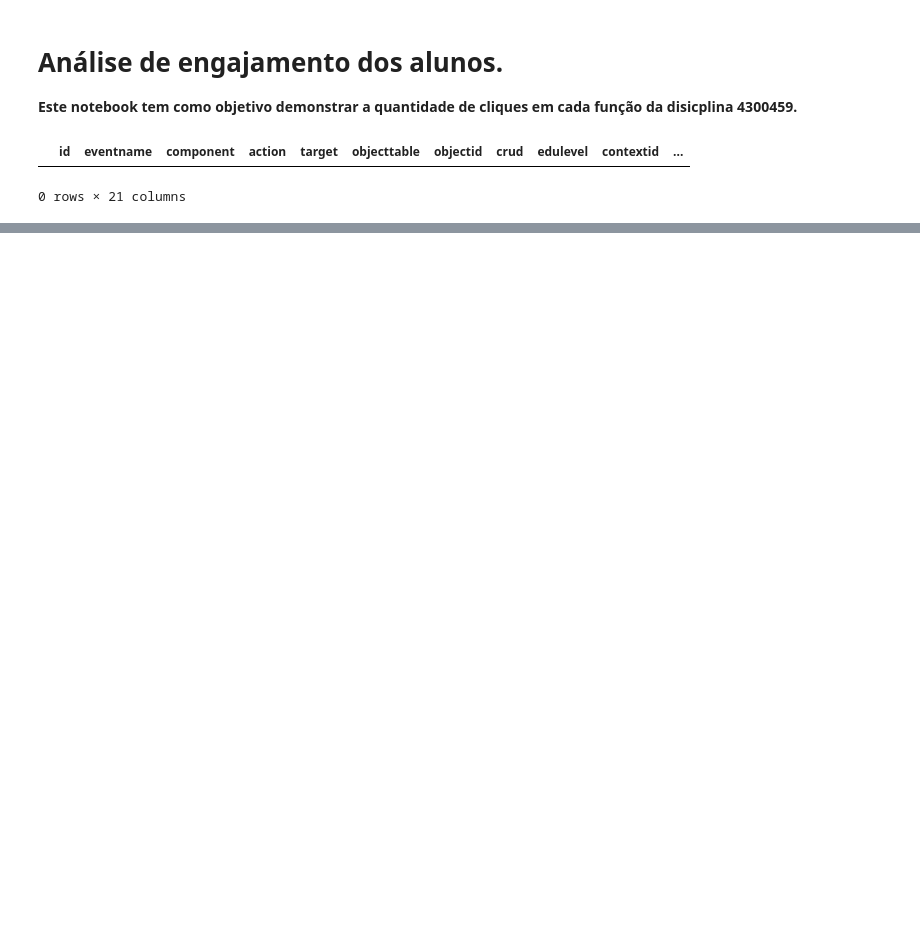
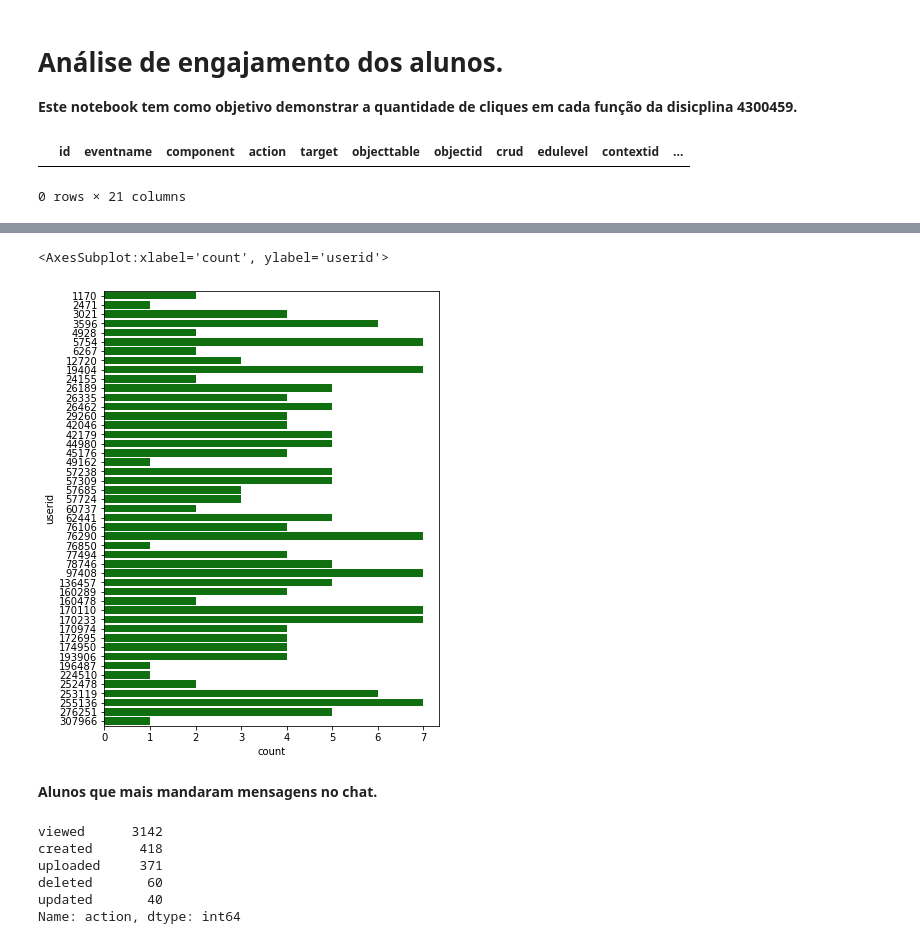
Before and after one commit to atp/edisc-analytics, a Jupyter notebook: Analise_de_Engajamento2.ipynb, the cells around one changed output, grey strips where cells are left out. Saved outputs shown, nothing was run; the diff lists cells and outputs as text; code cells hidden in the pictures; blank space fills up the shorter version.

```diff
--- a/Analise_de_Engajamento2.ipynb
+++ b/Analise_de_Engajamento2.ipynb
@@ -60,0 +23,5 @@ KeyError: '[ True] not found in axis'
+# %%
+quiz = alunos.query("component == 'mod_quiz'")
+quiz_envios = quiz.query("action == 'submitted'")
+quiz_envios_por_userid = quiz_envios.groupby('userid')['id'].count()
+quiz_envios_por_userid[:5]
@@ -60,0 +36,18 @@ KeyError: '[ True] not found in axis'
+# %%
+quizes = plt.subplots(figsize=(6, 8))
+sns.countplot(y="userid", data=quiz_envios, color="g")
+# %% [output]
+<AxesSubplot:xlabel='count', ylabel='userid'>
+[figure, added]
+# %% [markdown]
+**Alunos que mais mandaram mensagens no chat.**
+# %%
+forum = alunos.query("component == 'mod_forum'")
+forum['action'].value_counts()
+# %% [output]
+viewed      3142
+created      418
+uploaded     371
+deleted       60
+updated       40
+Name: action, dtype: int64
```
Also changed, not shown: parts of 20 cells of this notebook.
